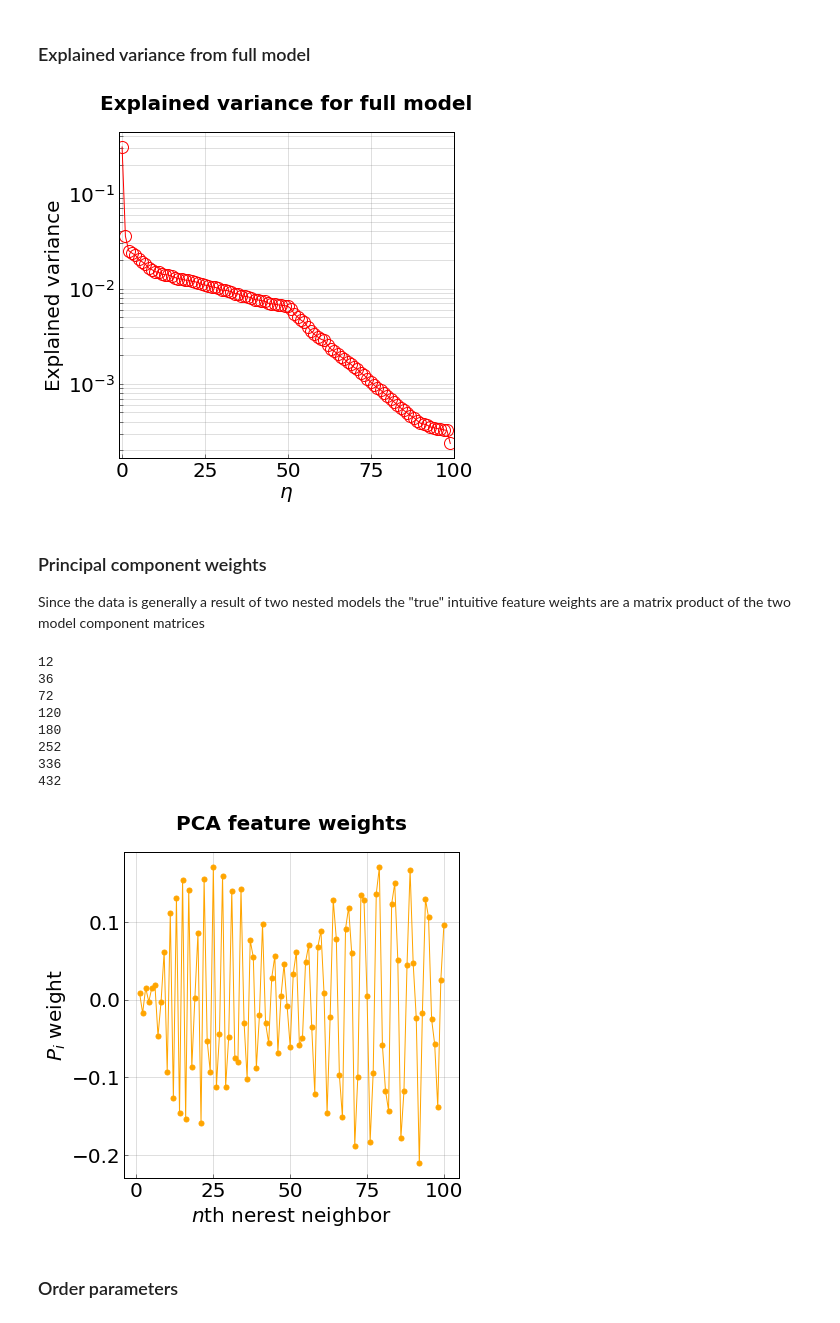
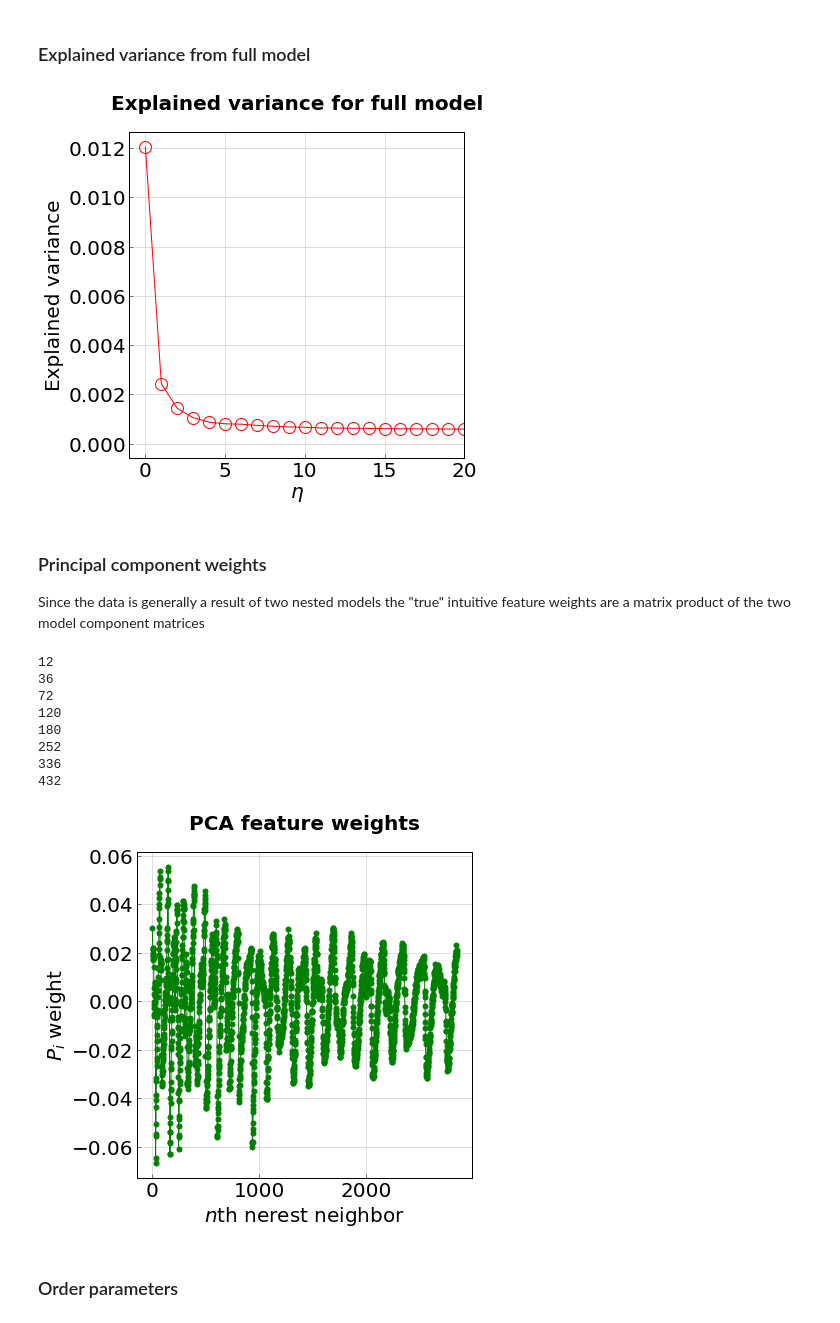
Before and after one commit to truskett-group-ut/hard_disks_pca, a Jupyter notebook: analysis_notebook.ipynb, the cells around one changed output. Drawn from its saved outputs; the diff is of its cells as text; code cells hidden in the pictures.

```diff
--- a/analysis_notebook.ipynb
+++ b/analysis_notebook.ipynb
@@ -698,8 +698,8 @@ plt.tick_params(which='both', axis='both', color='black', length=4, width=0.5)
 plt.rcParams['xtick.direction'] = 'in'
 plt.rcParams['ytick.direction'] = 'in'
 
-plt.yscale('log')
-plt.xlim(-1,100)
+#plt.yscale('log')
+plt.xlim(-1,20)
 #plt.ylim(0.003,0.4)
 #plt.yscale('log')
 
@@ -712,7 +712,7 @@ plt.title('Explained variance for full model', y=1.05, fontdict = title_font)
 
 plt.show()
 # %% [output]
-[figure, old version]
+[figure, new version]
 # %% [markdown]
 ### Principal component weights
 
@@ -731,7 +731,7 @@ for i in arange(12,100,12):
 
 #plot the principal components
 colors = 200*['green', 'purple', 'orange', 'teal', 'black', 'red']
-for i in range(2,3):
+for i in range(0,1):
     p_data = components[i]
     plt.plot(1+array(range(len(p_data))), p_data, marker='o', linewidth = 1.0, markersize=5, color = colors[i])
 
@@ -751,34 +751,34 @@ plt.tick_params(which='both', axis='both', color='black', length=4, width=0.5)
 plt.rcParams['xtick.direction'] = 'in'
 plt.rcParams['ytick.direction'] = 'in'
 
 #axis range and labels (also specify if log or not)
 #plt.xlim(0,200)
 #plt.ylim(-0.001,0.001)
 #plt.ylim(0,0.5)
 #plt.ylim(-2,1.5)
 #plt.ylim(5, 13)
 #plt.ylim(1, 0.001)
 #plt.ylim(-2000.0, 2000)
 
 #plt.xscale('log')
 plt.xlabel(r'$n$th nerest neighbor', y=3, fontsize=20, fontdict = axis_label_font)
 plt.ylabel(r'$P_{i}$ weight', fontsize=20, fontdict = axis_label_font)
 
 #title and axis labels
 plt.tick_params(axis='both', labelsize=20)
 plt.title('PCA feature weights', y=1.05, fontdict = title_font)
 
 plt.show()
 # %% [output]
 12
 36
 72
 120
 180
 252
 336
 432
-[figure, old version]
+[figure, new version]
 # %% [markdown]
 ### Order parameters
 # %%
```
Also changed, not shown: parts of 4 cells of this notebook, 2 other files.
